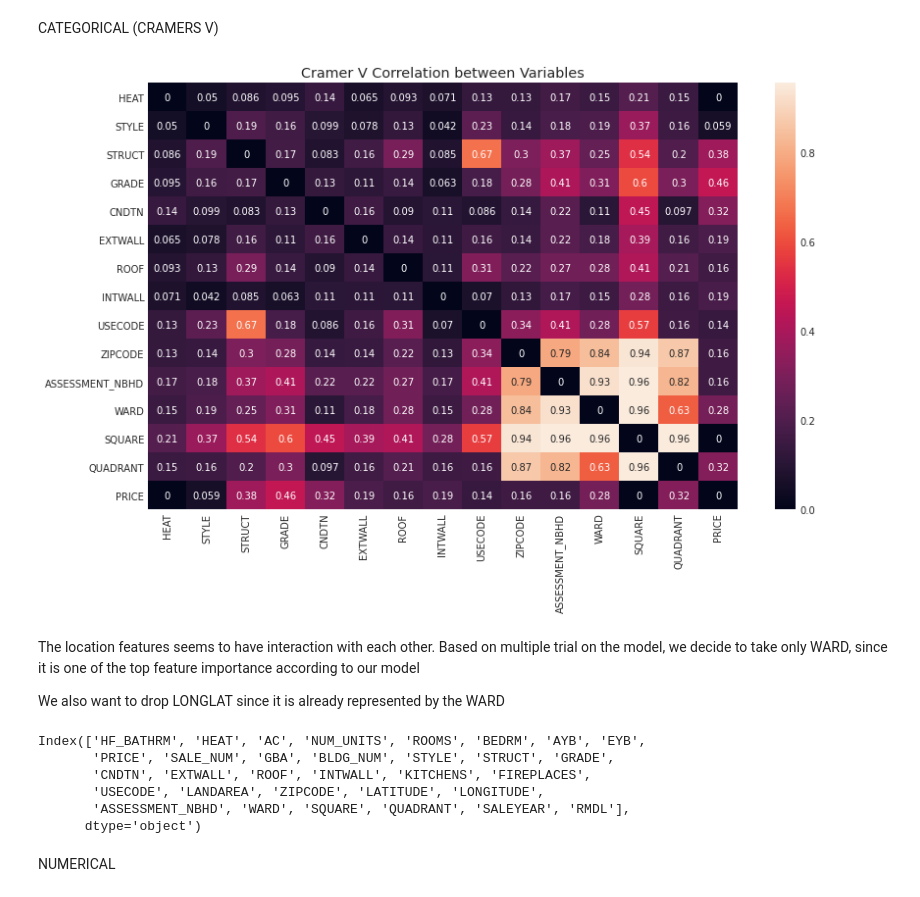
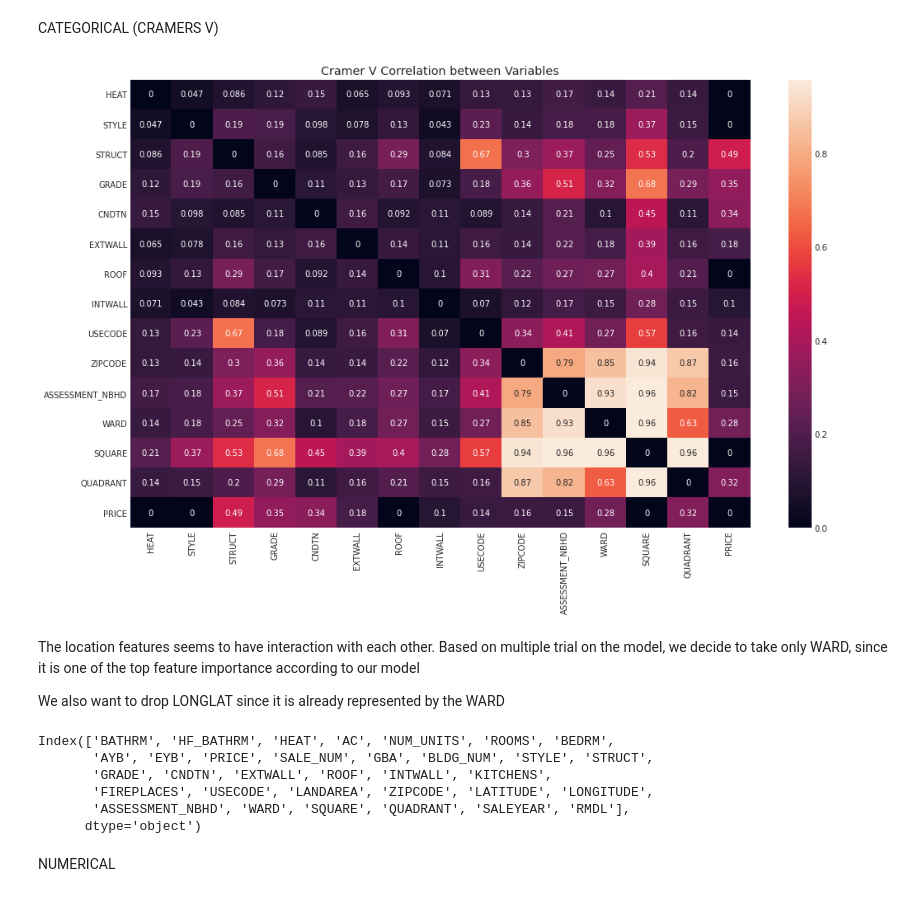
Before and after one commit to elvanselvano/purwadhika-final-project, a Jupyter notebook: notebooks/04_preprocessing_rev1.ipynb, the cells around one changed output. Cells and saved outputs as stored; diff of their text form; code cells hidden in the pictures.

```diff
--- a/notebooks/04_preprocessing_rev1.ipynb
+++ b/notebooks/04_preprocessing_rev1.ipynb
@@ -140,4 +162,4 @@ plt.show()
 
 some features do not related to the properties (update version date and source data)
 # %%
-df7 = df6.drop(['GIS_LAST_MOD_DTTM','SOURCE'],axis=1)
+df8 = df7.drop(['GIS_LAST_MOD_DTTM','SOURCE'],axis=1)
@@ -171,5 +171,0 @@ Name: HEAT, dtype: int64
-# %%
-df8 = df7.copy()
-df8['AC'] = np.where(df7['AC']=='Y',1,0) #convert to 1 0
-
-df8 = df8[df8['HEAT']!='No Data'] #delete no data
@@ -188,3 +225,17 @@ df9 = df8.drop(['STORIES'],axis=1)
+# %%
+df9 = df8.copy()
+df9['AC'] = np.where(df8['AC']=='Y',1,0) #convert to 1 0
+
+df9 = df9[df9['HEAT']!='No Data'] #delete no data
+
+df9 = df9[df9['ROOMS']!=0] #exclude property with 0 rooms
+
+df9 = df9[df9['AYB']<= df9['SALEYEAR']] #exclude values where AYB > SALEYEAR
+
+df9 = df9[df9['AYB']<= df9['EYB']] #exclude values where AYB > EYB
+
+#exclude exceptional GRADE
+df9 = df9[~df9['GRADE'].isin(['Exceptional-D','Exceptional-C','Exceptional-B','Exceptional-A'])]
 # %%
 df9.shape
 # %% [output]
@@ -200,0 +263,2 @@ Index(['HF_BATHRM', 'HEAT', 'AC', 'NUM_UNITS', 'ROOMS', 'BEDRM', 'AYB', 'EYB',
+# %%
+df10 = df9.drop(['STORIES'],axis=1)
@@ -205,44 +288,29 @@ CATEGORICAL (CRAMERS V)
 # %%
-from itertools import combinations
-def cramers_corrected_stat(confusion_matrix):
-    """ calculate Cramers V statistic for categorical-categorical association.
-        uses correction from Bergsma and Wicher,
-        Journal of the Korean Statistical Society 42 (2013): 323-328
-    """
-    chi2 = stats.chi2_contingency(confusion_matrix)[0]
-    n = confusion_matrix.sum().sum()
-    phi2 = chi2/n
-    r,k = confusion_matrix.shape
-    phi2corr = max(0, phi2 - ((k-1)*(r-1))/(n-1))
-    rcorr = r - ((r-1)**2)/(n-1)
-    kcorr = k - ((k-1)**2)/(n-1)
-    return np.sqrt(phi2corr / min( (kcorr-1), (rcorr-1)))
-
 cols = ['HEAT','STYLE','STRUCT', 'GRADE', 'CNDTN', 'EXTWALL','ROOF', 'INTWALL','USECODE','ZIPCODE','ASSESSMENT_NBHD','WARD','SQUARE','QUADRANT','PRICE']
 # fitur kategorikal yang diambil yang sekiranya dapat di korelasikan dengan 'Price', kategori geographical yang diambil hanya yang mempunyai distinct data yg kecil
 corrM = np.zeros((len(cols),len(cols)))
 # there's probably a nice pandas way to do this
 for col1, col2 in combinations(cols, 2):
     idx1, idx2 = cols.index(col1), cols.index(col2)
-    corrM[idx1, idx2] = cramers_corrected_stat(pd.crosstab(df9[col1], df9[col2]))
+    corrM[idx1, idx2] = cramers_corrected_stat(pd.crosstab(df10[col1], df10[col2]))
     corrM[idx2, idx1] = corrM[idx1, idx2]
 
 corr = pd.DataFrame(corrM, index=cols, columns=cols)
-fig, ax = plt.subplots(figsize=(12, 8))
+fig, ax = plt.subplots(figsize=(15, 10))
 ax = sns.heatmap(corr, annot=True, ax=ax); ax.set_title("Cramer V Correlation between Variables");
 # %% [output]
-[figure, old version]
+[figure, new version]
 # %% [markdown]
 The location features seems to have interaction with each other. Based on multiple trial on the model, we decide to take only WARD, since it is one of the top feature importance according to our model
 
 We also want to drop LONGLAT since it is already represented by the WARD
 # %%
-df9.columns
+df10.columns
 # %% [output]
-Index(['HF_BATHRM', 'HEAT', 'AC', 'NUM_UNITS', 'ROOMS', 'BEDRM', 'AYB', 'EYB',
-       'PRICE', 'SALE_NUM', 'GBA', 'BLDG_NUM', 'STYLE', 'STRUCT', 'GRADE',
-       'CNDTN', 'EXTWALL', 'ROOF', 'INTWALL', 'KITCHENS', 'FIREPLACES',
-       'USECODE', 'LANDAREA', 'ZIPCODE', 'LATITUDE', 'LONGITUDE',
+Index(['BATHRM', 'HF_BATHRM', 'HEAT', 'AC', 'NUM_UNITS', 'ROOMS', 'BEDRM',
+       'AYB', 'EYB', 'PRICE', 'SALE_NUM', 'GBA', 'BLDG_NUM', 'STYLE', 'STRUCT',
+       'GRADE', 'CNDTN', 'EXTWALL', 'ROOF', 'INTWALL', 'KITCHENS',
+       'FIREPLACES', 'USECODE', 'LANDAREA', 'ZIPCODE', 'LATITUDE', 'LONGITUDE',
        'ASSESSMENT_NBHD', 'WARD', 'SQUARE', 'QUADRANT', 'SALEYEAR', 'RMDL'],
       dtype='object')
 # %%
```
Also changed, not shown: parts of 56 cells of this notebook, 1 other file.
